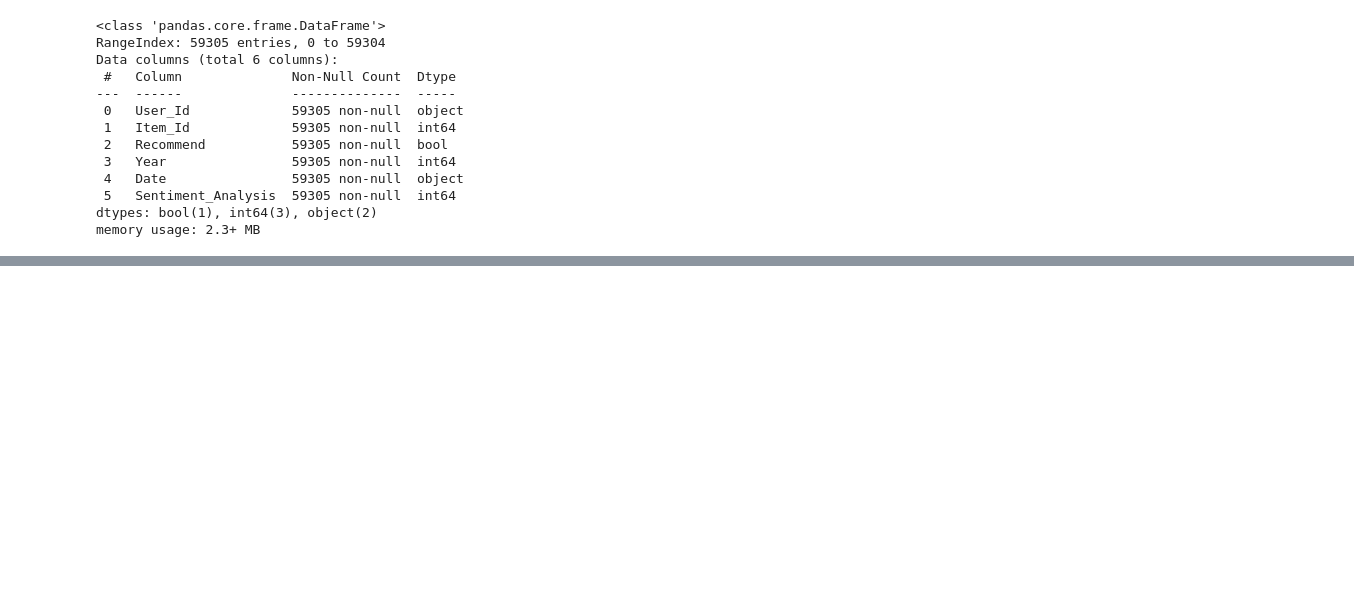
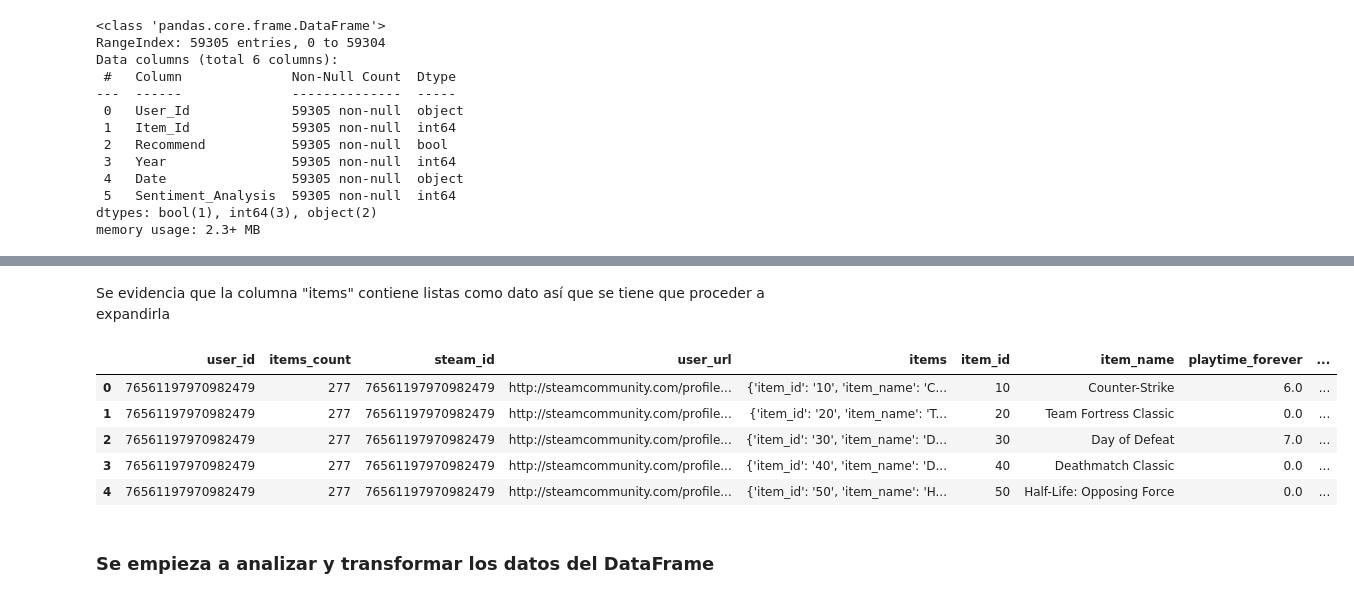
Before and after one commit to DavidssonGon/PI_ML_OPS_STEAM_DSFT17, a Jupyter notebook: ETL.ipynb, the cells around one changed output, grey strips where cells are left out. Drawn from its saved outputs; the diff is of its cells as text; code cells hidden in the pictures; blank space fills up the shorter version.

```diff
--- a/ETL.ipynb
+++ b/ETL.ipynb
@@ -525,0 +548,16 @@ memory usage: 2.3+ MB
+# %% [markdown]
+Se evidencia que la columna "items" contiene listas como dato así que se tiene que proceder a expandirla
+# %%
+df_items = df_items.explode('items').reset_index() # Se redefine el DatFrame con una descomposición del campo para desanidarla y se reinicia el conteo del índice
+df_items = df_items.drop(columns='index') # Se elimina el campo 'index'
+df_items = pd.concat([df_items, pd.json_normalize(df_items['items'])], axis=1) # Se normalizan los datos JSON de la columna 'reviews' aplanando los datos, convirtiendolos en un formato tabular y concatenando de manera horizontal el DatFrame original con el del contendio de 'reviews'
+df_items.head(2)
+# %% [output]
+|  | user_id | items_count | steam_id | user_url | items | item_id | item_name | playtime_forever | ... |
+| 0 | 76561197970982479 | 277 | 76561197970982479 | http://steamcommunity.com/profile... | {'item_id': '10', 'item_name': 'C... | 10 | Counter-Strike | 6.0 | ... |
+| 1 | 76561197970982479 | 277 | 76561197970982479 | http://steamcommunity.com/profile... | {'item_id': '20', 'item_name': 'T... | 20 | Team Fortress Classic | 0.0 | ... |
+| 2 | 76561197970982479 | 277 | 76561197970982479 | http://steamcommunity.com/profile... | {'item_id': '30', 'item_name': 'D... | 30 | Day of Defeat | 7.0 | ... |
+| 3 | 76561197970982479 | 277 | 76561197970982479 | http://steamcommunity.com/profile... | {'item_id': '40', 'item_name': 'D... | 40 | Deathmatch Classic | 0.0 | ... |
+| 4 | 76561197970982479 | 277 | 76561197970982479 | http://steamcommunity.com/profile... | {'item_id': '50', 'item_name': 'H... | 50 | Half-Life: Opposing Force | 0.0 | ... |
+# %% [markdown]
+### Se empieza a analizar y transformar los datos del DataFrame
```
Also changed, not shown: parts of 32 cells of this notebook.
